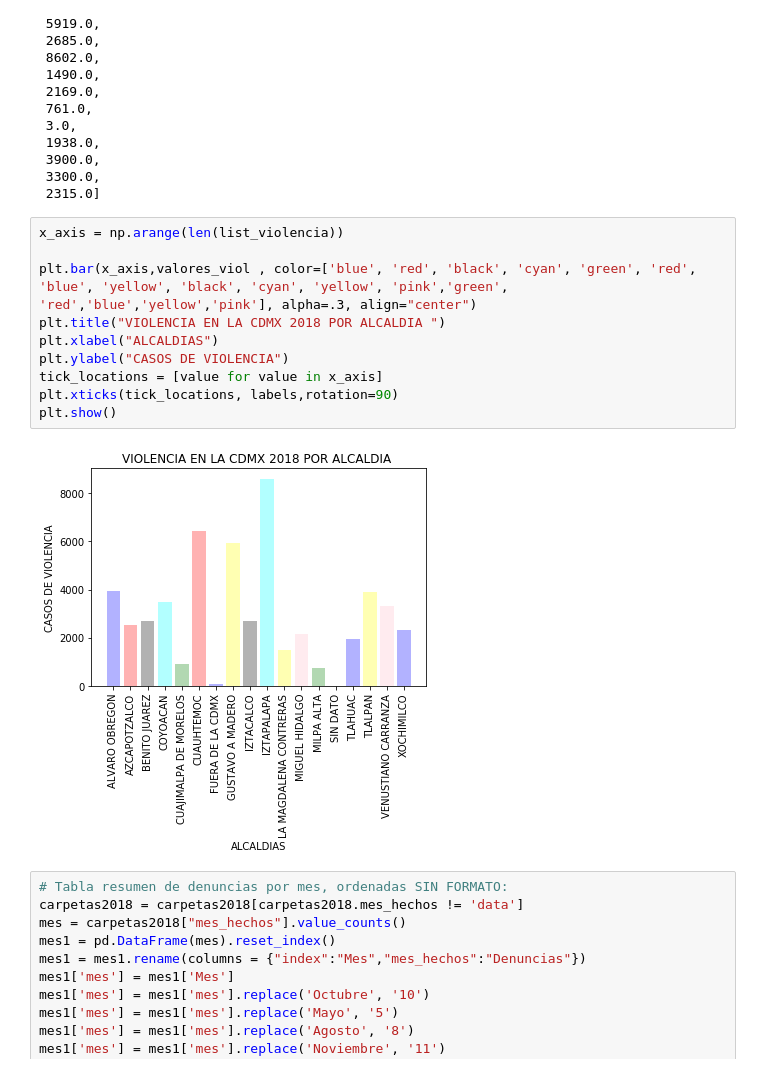
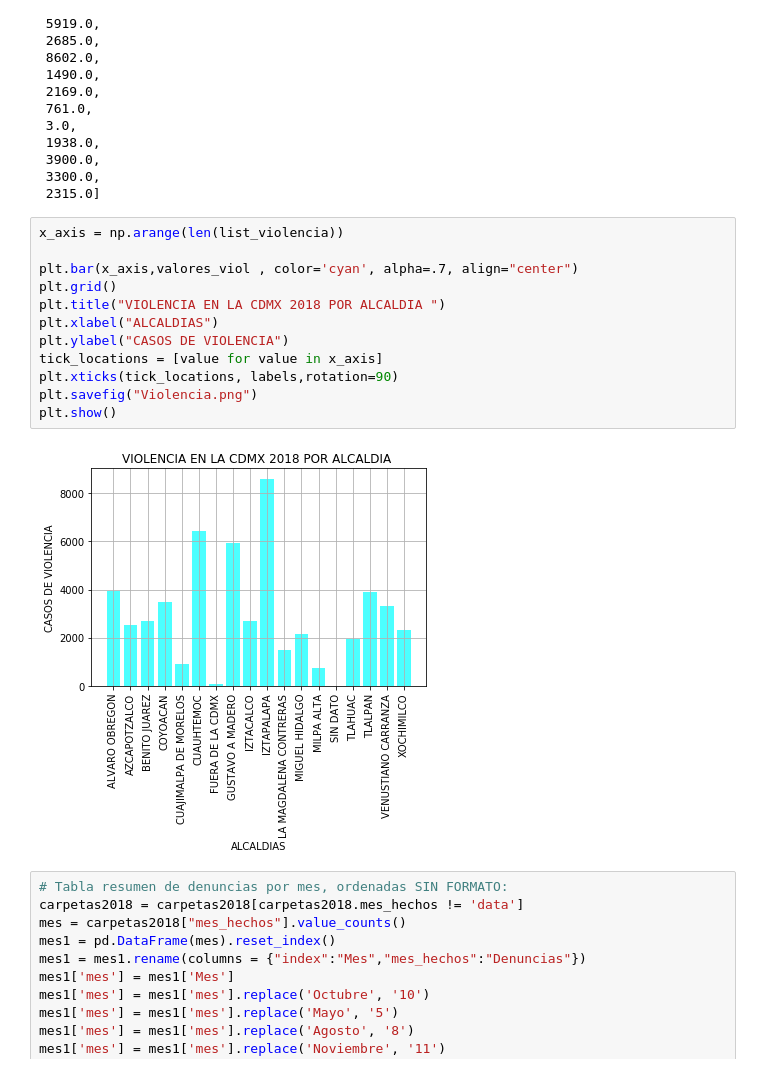
Before and after one commit to Vicente2607/Proyecto-1-ejemplo, a Jupyter notebook: Carpetas2018COMPLETOv1.0.ipynb, the cells around one changed output. Drawn from its saved outputs; the diff is of its cells as text.

```diff
--- a/Carpetas2018COMPLETOv1.0.ipynb
+++ b/Carpetas2018COMPLETOv1.0.ipynb
@@ -629,15 +672,17 @@ valores_viol
 # %%
 x_axis = np.arange(len(list_violencia))
 
-plt.bar(x_axis,valores_viol , color=['blue', 'red', 'black', 'cyan', 'green', 'red', 'blue', 'yellow', 'black', 'cyan', 'yellow', 'pink','green', 'red','blue','yellow','pink'], alpha=.3, align="center")
+plt.bar(x_axis,valores_viol , color='cyan', alpha=.7, align="center")
+plt.grid()
 plt.title("VIOLENCIA EN LA CDMX 2018 POR ALCALDIA ")
 plt.xlabel("ALCALDIAS")
 plt.ylabel("CASOS DE VIOLENCIA")
 tick_locations = [value for value in x_axis]
 plt.xticks(tick_locations, labels,rotation=90)
+plt.savefig("Violencia.png")
 plt.show()
 # %% [output]
-[figure, old version]
+[figure, new version]
 # %%
 # Tabla resumen de denuncias por mes, ordenadas SIN FORMATO:
 carpetas2018 = carpetas2018[carpetas2018.mes_hechos != 'data']
```
Also changed, not shown: parts of 21 cells of this notebook, 1 other file.
